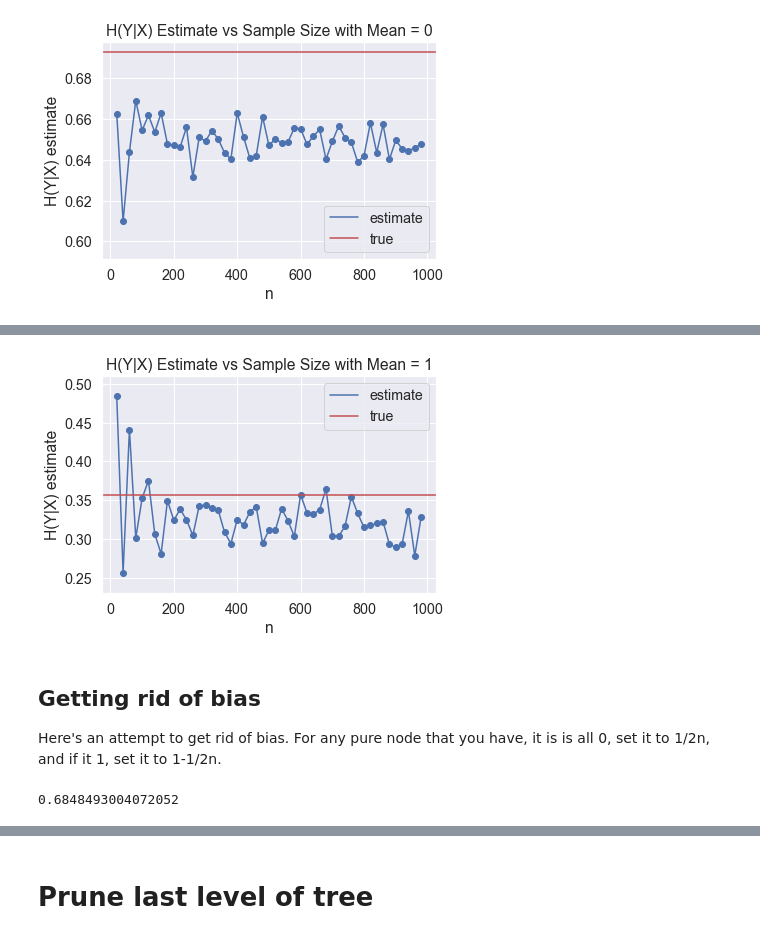
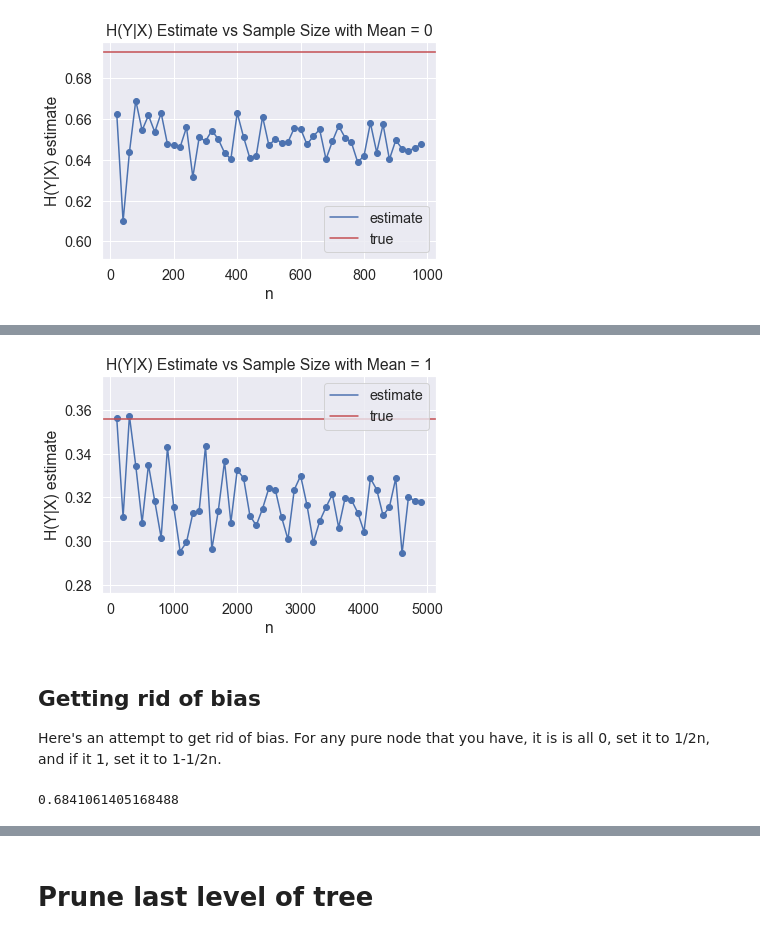
Before and after one commit to rguo123/conditional_entropy_forests, a Jupyter notebook: Honest Sampling.ipynb, the cells around one changed output, grey strips where cells are left out. Drawn from its saved outputs; the diff is of its cells as text; code cells hidden in the pictures.

```diff
--- a/Honest Sampling.ipynb
+++ b/Honest Sampling.ipynb
@@ -116,18 +116,27 @@ plt.show()
 [interactive output not drawn]
 [figure]
 # %%
+from tqdm import tqdm_notebook
+def get_cond_entropy_vs_n(mean):
+    conditional_entropy = []
+    sample_sizes = [i*100 for i in range(1, 50)]
+    for elem in tqdm_notebook(sample_sizes):
+        X, y = get_sample(elem, mean, 1)
+        conditional_entropy.append(rf_entropy_estimate_bagging(np.array(X).reshape(-1, 1), y, 200, .32))
+    return sample_sizes, conditional_entropy
+
 sample_sizes, cond_entropy = get_cond_entropy_vs_n(1)
 plt.scatter(sample_sizes, cond_entropy)
 line_est, = plt.plot(sample_sizes, cond_entropy, label = "estimate")
 line_true = plt.axhline(y=.356, color='r', linestyle='-', label = "true")
 plt.xlabel("n")
 plt.ylabel("H(Y|X) estimate")
 plt.legend(handles=[line_est, line_true])
 plt.title("H(Y|X) Estimate vs Sample Size with Mean = 1")
 plt.show()
 # %% [output]
 [interactive output not drawn]
-[figure, old version]
+[figure, new version]
 # %%
 #TODO: do dimension tests
 # %% [markdown]
@@ -141,7 +150,7 @@ from sklearn.tree import DecisionTreeClassifier
 X, y = get_sample(1000, 0, 1)
 X = np.array(X).reshape(-1, 1)
 
-def rf_entropy_estimate_bagging(X, y, n_estimators = 200, max_samples = .32, bootstrap = True, depth = None, min_samples_leaf = 1):
+def rf_entropy_estimate_bagging(X, y, n_estimators = 200, max_samples = .32, bootstrap = False, depth = None, min_samples_leaf = 1):
     model = BaggingClassifier(DecisionTreeClassifier(max_depth = depth, min_samples_leaf = min_samples_leaf),
                               n_estimators = n_estimators,
                               max_samples= max_samples,
@@ -190,7 +199,7 @@ np.warnings.filterwarnings('ignore')
 
 rf_entropy_estimate_bagging(X, y, 500, .32)
 # %% [output]
-0.6848493004072052
+0.6841061405168488
 # %%
 from tqdm import tqdm_notebook
 def get_cond_entropy_vs_n(mean):
```
Also changed, not shown: parts of 4 cells of this notebook, 6 other files.
